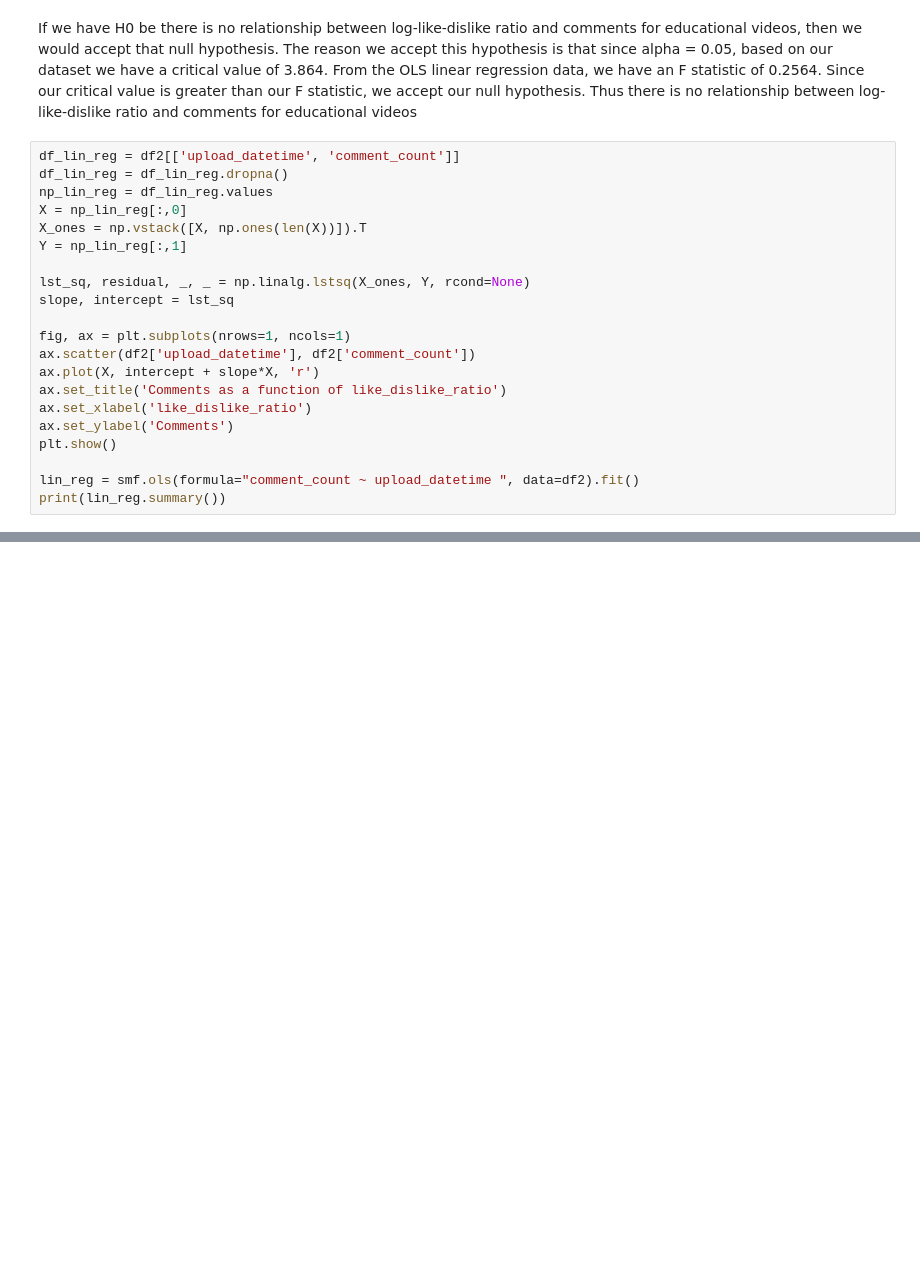
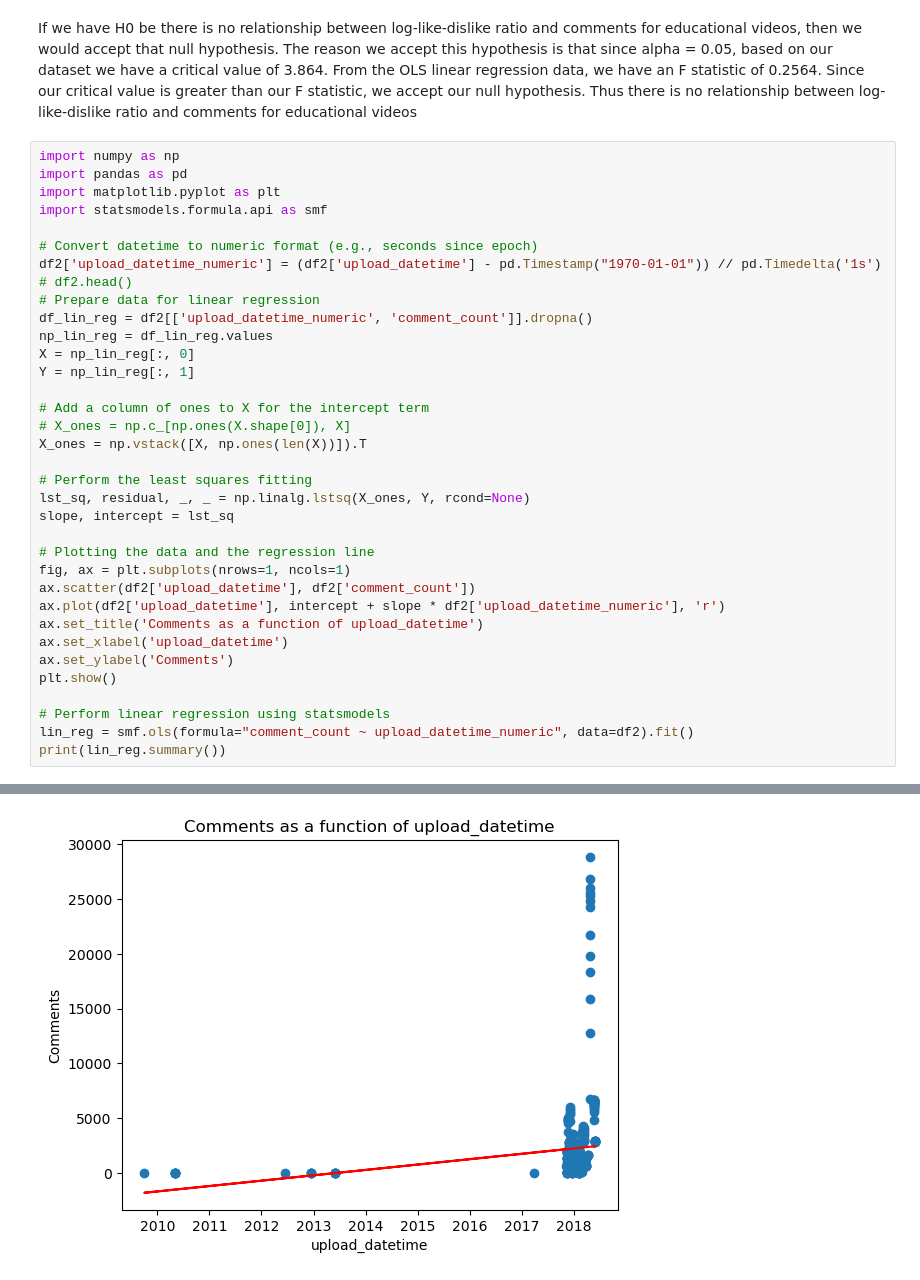
Before and after one commit to alec-luterman/320_final, a Jupyter notebook: 320_Final.ipynb, the cells around one changed output, grey strips where cells are left out. Saved outputs shown, nothing was run; the diff lists cells and outputs as text; blank space fills up the shorter version.

Commit message:
Fixed Comments as a Function of upload_datetime

```diff
--- a/320_Final.ipynb
+++ b/320_Final.ipynb
@@ -580,24 +569,38 @@ Notes:
 # %% [markdown]
 If we have H0 be there is no relationship between log-like-dislike ratio and comments for educational videos, then we would accept that null hypothesis. The reason we accept this hypothesis is that since alpha = 0.05, based on our dataset we have a critical value of 3.864. From the OLS linear regression data, we have an F statistic of 0.2564. Since our critical value is greater than our F statistic, we accept our null hypothesis. Thus there is no relationship between log-like-dislike ratio and comments for educational videos
 # %%
-df_lin_reg = df2[['upload_datetime', 'comment_count']]
-df_lin_reg = df_lin_reg.dropna()
+import numpy as np
+import pandas as pd
+import matplotlib.pyplot as plt
+import statsmodels.formula.api as smf
+
+# Convert datetime to numeric format (e.g., seconds since epoch)
+df2['upload_datetime_numeric'] = (df2['upload_datetime'] - pd.Timestamp("1970-01-01")) // pd.Timedelta('1s')
+# df2.head()
+# Prepare data for linear regression
+df_lin_reg = df2[['upload_datetime_numeric', 'comment_count']].dropna()
 np_lin_reg = df_lin_reg.values
-X = np_lin_reg[:,0]
+X = np_lin_reg[:, 0]
+Y = np_lin_reg[:, 1]
+
+# Add a column of ones to X for the intercept term
+# X_ones = np.c_[np.ones(X.shape[0]), X]
 X_ones = np.vstack([X, np.ones(len(X))]).T
-Y = np_lin_reg[:,1]
 
+# Perform the least squares fitting
 lst_sq, residual, _, _ = np.linalg.lstsq(X_ones, Y, rcond=None)
 slope, intercept = lst_sq
 
+# Plotting the data and the regression line
 fig, ax = plt.subplots(nrows=1, ncols=1)
 ax.scatter(df2['upload_datetime'], df2['comment_count'])
-ax.plot(X, intercept + slope*X, 'r')
-ax.set_title('Comments as a function of like_dislike_ratio')
-ax.set_xlabel('like_dislike_ratio')
+ax.plot(df2['upload_datetime'], intercept + slope * df2['upload_datetime_numeric'], 'r')
+ax.set_title('Comments as a function of upload_datetime')
+ax.set_xlabel('upload_datetime')
 ax.set_ylabel('Comments')
 plt.show()
 
-lin_reg = smf.ols(formula="comment_count ~ upload_datetime ", data=df2).fit()
+# Perform linear regression using statsmodels
+lin_reg = smf.ols(formula="comment_count ~ upload_datetime_numeric", data=df2).fit()
 print(lin_reg.summary())
 # %% [output]
@@ -604,0 +612 @@ UFuncTypeError: Cannot cast ufunc 'lstsq_n' input 0 from dtype('O') to dtype('fl
+[figure, added]
```
Also changed, not shown: parts of 13 cells of this notebook.
